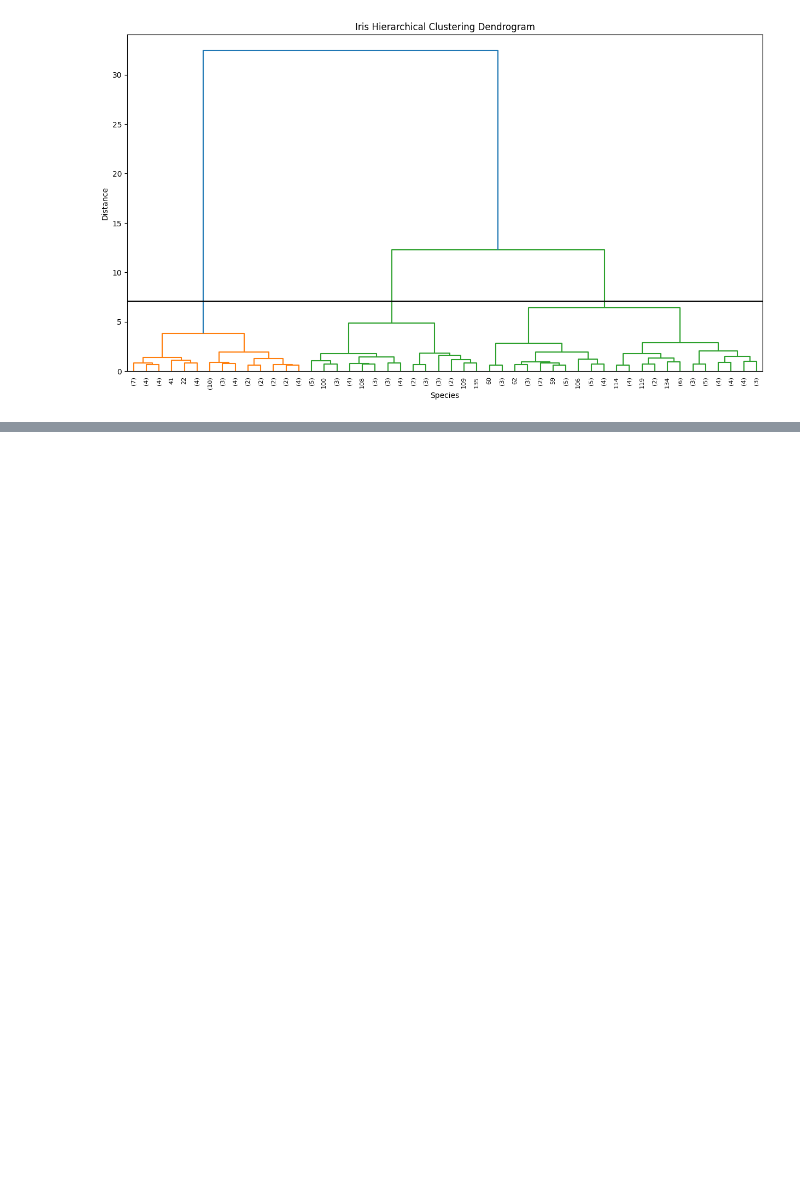
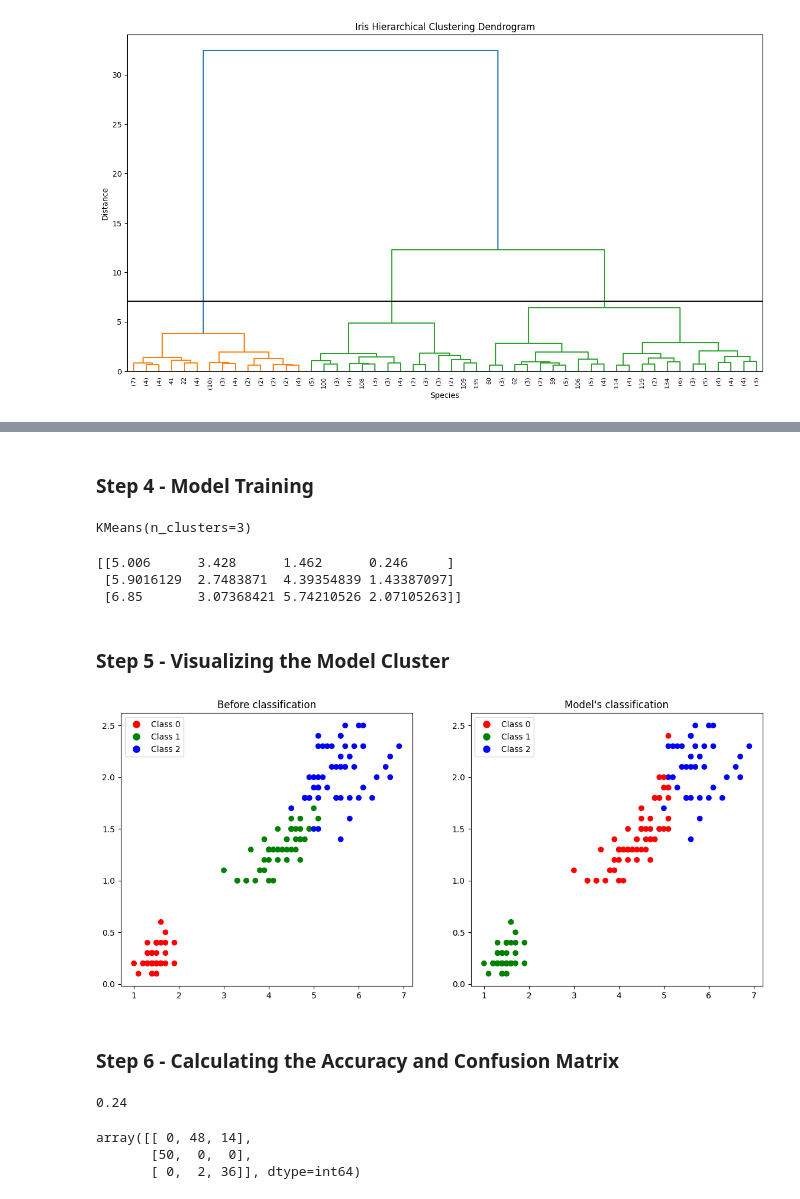
Before and after one commit to tanzil7/The-Spark-Foundation-Internship, a Jupyter notebook: Task2.ipynb, the cells around one changed output, grey strips where cells are left out. Saved outputs shown, nothing was run; the diff lists cells and outputs as text; code cells hidden in the pictures; blank space fills up the shorter version.

```diff
--- a/Task2.ipynb
+++ b/Task2.ipynb
@@ -75,0 +76,3 @@ plt.show()
+# %%
+x = pd.DataFrame(iris.data, columns=['Sepal Length', 'Sepal Width', 'Petal Length', 'Petal Width'])
+y = pd.DataFrame(iris.target, columns=['Target'])
@@ -75,0 +97,51 @@ plt.show()
+# %% [markdown]
+### Step 4 - Model Training
+# %%
+iris_mean_model = KMeans(n_clusters=3)
+iris_mean_model.fit(x)
+# %% [output]
+KMeans(n_clusters=3)
+# %%
+print(iris_mean_model.cluster_centers_)
+# %% [output]
+[[5.006      3.428      1.462      0.246     ]
+ [5.9016129  2.7483871  4.39354839 1.43387097]
+ [6.85       3.07368421 5.74210526 2.07105263]]
+# %% [markdown]
+### Step 5 - Visualizing the Model Cluster
+# %%
+
+
+red_patch = plt.Line2D([0], [0], marker='o', color='w', markerfacecolor='red', markersize=10, label='Class 0')
+green_patch = plt.Line2D([0], [0], marker='o', color='w', markerfacecolor='green', markersize=10, label='Class 1')
+blue_patch = plt.Line2D([0], [0], marker='o', color='w', markerfacecolor='blue', markersize=10, label='Class 2')
+
+plt.figure(figsize=(14,6))
+
+predictedY = np.choose(iris_mean_model.labels_, [1, 0, 2]).astype(np.int64)
+
+plt.subplot(1, 2, 1)
+plt.scatter(x['Petal Length'], x['Petal Width'], c=colors[y['Target']])
+plt.title('Before classification')
+plt.legend(handles=[red_patch, green_patch, blue_patch])
+
+plt.subplot(1, 2, 2)
+plt.scatter(x['Petal Length'], x['Petal Width'], c=colors[predictedY])
+plt.title("Model's classification")
+plt.legend(handles=[red_patch, green_patch, blue_patch])
+
+plt.show()
+# %% [output]
+[figure, added]
+# %% [markdown]
+### Step 6 - Calculating the Accuracy and Confusion Matrix
+# %%
+sm.accuracy_score(predictedY, y['Target'])
+# %% [output]
+0.24
+# %%
+sm.confusion_matrix(predictedY, y['Target'])
+# %% [output]
+array([[ 0, 48, 14],
+       [50,  0,  0],
+       [ 0,  2, 36]], dtype=int64)
```
Also changed, not shown: parts of 6 cells of this notebook.
